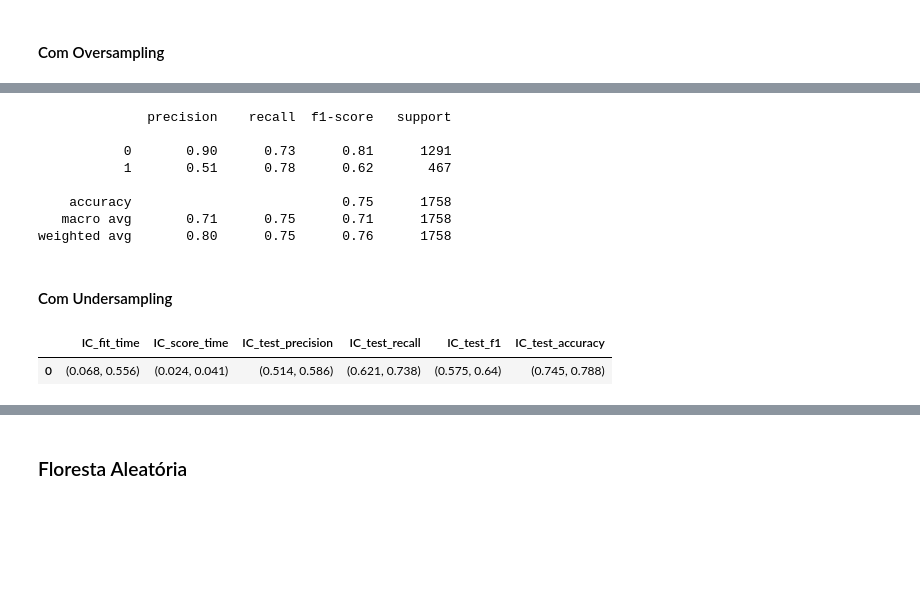
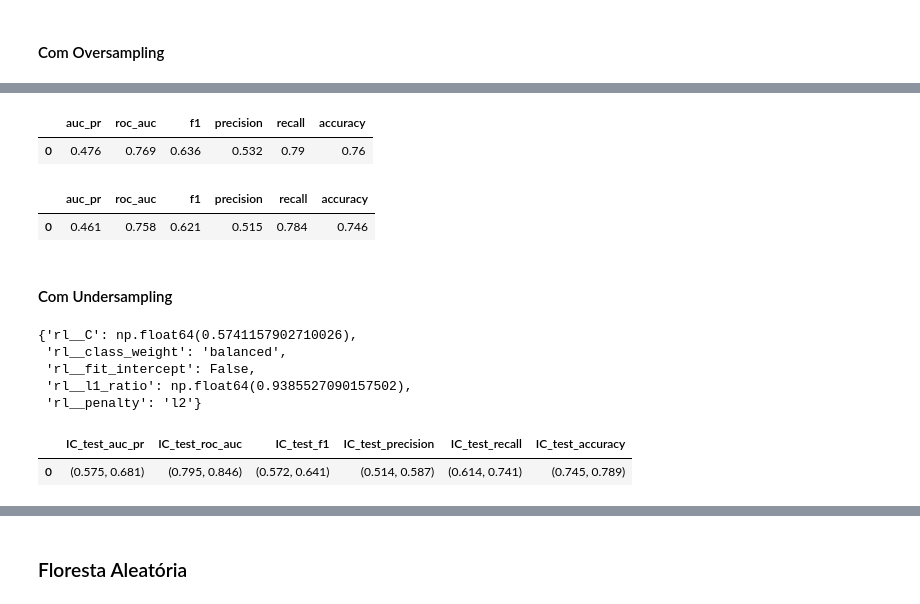
Before and after one commit to Angel-Arroyo-H/alura-data-science-challenge-3, a Jupyter notebook: Alura_DataScience_Challenge3.ipynb, the cells around one changed output, grey strips where cells are left out. Saved outputs shown, nothing was run; the diff lists cells and outputs as text; code cells hidden in the pictures; blank space fills up the shorter version.

```diff
--- a/Alura_DataScience_Challenge3.ipynb
+++ b/Alura_DataScience_Challenge3.ipynb
@@ -911,4 +972,4 @@ intervalo_conf(cv_resultados)
 # %%
-pipeline_rl_smote.fit(x_treino, y_treino)
+pipeline_rl_smote_opt.fit(x_treino, y_treino)
 # %% [output]
 Pipeline(steps=[('oversample', SMOTE(random_state=42)),
@@ -928,27 +982,67 @@ weighted avg       0.81      0.76      0.77      5274
-# %%
-y_previsto = pipeline_rl_smote.predict(x_teste)
-print(classification_report(y_teste, y_previsto, zero_division=0))
-# %% [output]
-              precision    recall  f1-score   support
-
-           0       0.90      0.73      0.81      1291
-           1       0.51      0.78      0.62       467
-
-    accuracy                           0.75      1758
-   macro avg       0.71      0.75      0.71      1758
-weighted avg       0.80      0.75      0.76      1758
+# %%
+# Métricas para o treino
+metricas(y_treino, pipeline_rl_smote_opt.predict(x_treino)).round(3)
+# %% [output]
+|  | auc_pr | roc_auc | f1 | precision | recall | accuracy |
+| 0 | 0.476 | 0.769 | 0.636 | 0.532 | 0.79 | 0.76 |
+# %%
+# Métricas para o teste
+metricas(y_teste, pipeline_rl_smote_opt.predict(x_teste)).round(3)
+# %% [output]
+|  | auc_pr | roc_auc | f1 | precision | recall | accuracy |
+| 0 | 0.461 | 0.758 | 0.621 | 0.515 | 0.784 | 0.746 |
 # %% [markdown]
 #### Com Undersampling
+# %%
+pipeline_rl_nearmiss = imbpipeline([
+    ('undersample', NearMiss(version = 3))
+    ,('rl', LogisticRegression(random_state=42))
+])
+
+# Otimizando os parâmetros da função
+grade_parametros = {
+    'rl__C': uniform(loc=0.01, scale=10),               # Regularização L2 (C inverso à regularização)
+    'rl__penalty': ['l1', 'l2', 'elasticnet', 'none'],  # Tipo de penalização
+    'rl__l1_ratio': uniform(0, 1),                      # Proporção do termo L1 para elasticnet (ignorado se não usar elasticnet)
+    'rl__fit_intercept': [True, False],                 # Ajustar intercepto ou não
+    'rl__class_weight': [None, 'balanced'],             # Peso das classes para desbalanceamento
+}
+
+random_search = RandomizedSearchCV(
+    estimator = pipeline_rl_nearmiss
+    ,param_distributions=grade_parametros
+    ,n_iter=20
+    ,cv=5
+    ,scoring=scoring
+    ,verbose=0
+    ,random_state=42
+    ,refit='auc_pr'
+)
+random_search.fit(x_treino, y_treino)
+random_search.best_params_
+# %% [output]
+{'rl__C': np.float64(0.5741157902710026),
+ 'rl__class_weight': 'balanced',
+ 'rl__fit_intercept': False,
+ 'rl__l1_ratio': np.float64(0.9385527090157502),
+ 'rl__penalty': 'l2'}
 # %%
-modelo_rl_nearmiss = LogisticRegression(random_state=42)
-pipeline_rl_nearmiss = imbpipeline([
+pipeline_rl_nearmiss_opt = imbpipeline([
     ('undersample', NearMiss(version = 3))
-    ,('regressao_logistica', modelo_rl_smote)
+    ,('rl', LogisticRegression(random_state=42))
 ])
+pipeline_rl_nearmiss_opt.set_params(**random_search.best_params_)
+
 skf = StratifiedKFold(n_splits = 5, shuffle = True, random_state = 42)
-cv_resultados = cross_validate(pipeline_rl_nearmiss, x_treino, y_treino, cv = skf, scoring = scoring)
+cv_resultados = cross_validate(
+    pipeline_rl_nearmiss_opt
+    ,x_treino
+    ,y_treino
+    ,cv = skf
+    ,scoring = scoring
+)
 intervalo_conf(cv_resultados)
 # %% [output]
-|  | IC_fit_time | IC_score_time | IC_test_precision | IC_test_recall | IC_test_f1 | IC_test_accuracy |
-| 0 | (0.068, 0.556) | (0.024, 0.041) | (0.514, 0.586) | (0.621, 0.738) | (0.575, 0.64) | (0.745, 0.788) |
+|  | IC_test_auc_pr | IC_test_roc_auc | IC_test_f1 | IC_test_precision | IC_test_recall | IC_test_accuracy |
+| 0 | (0.575, 0.681) | (0.795, 0.846) | (0.572, 0.641) | (0.514, 0.587) | (0.614, 0.741) | (0.745, 0.789) |
 # %%
```
Also changed, not shown: parts of 16 cells of this notebook.
